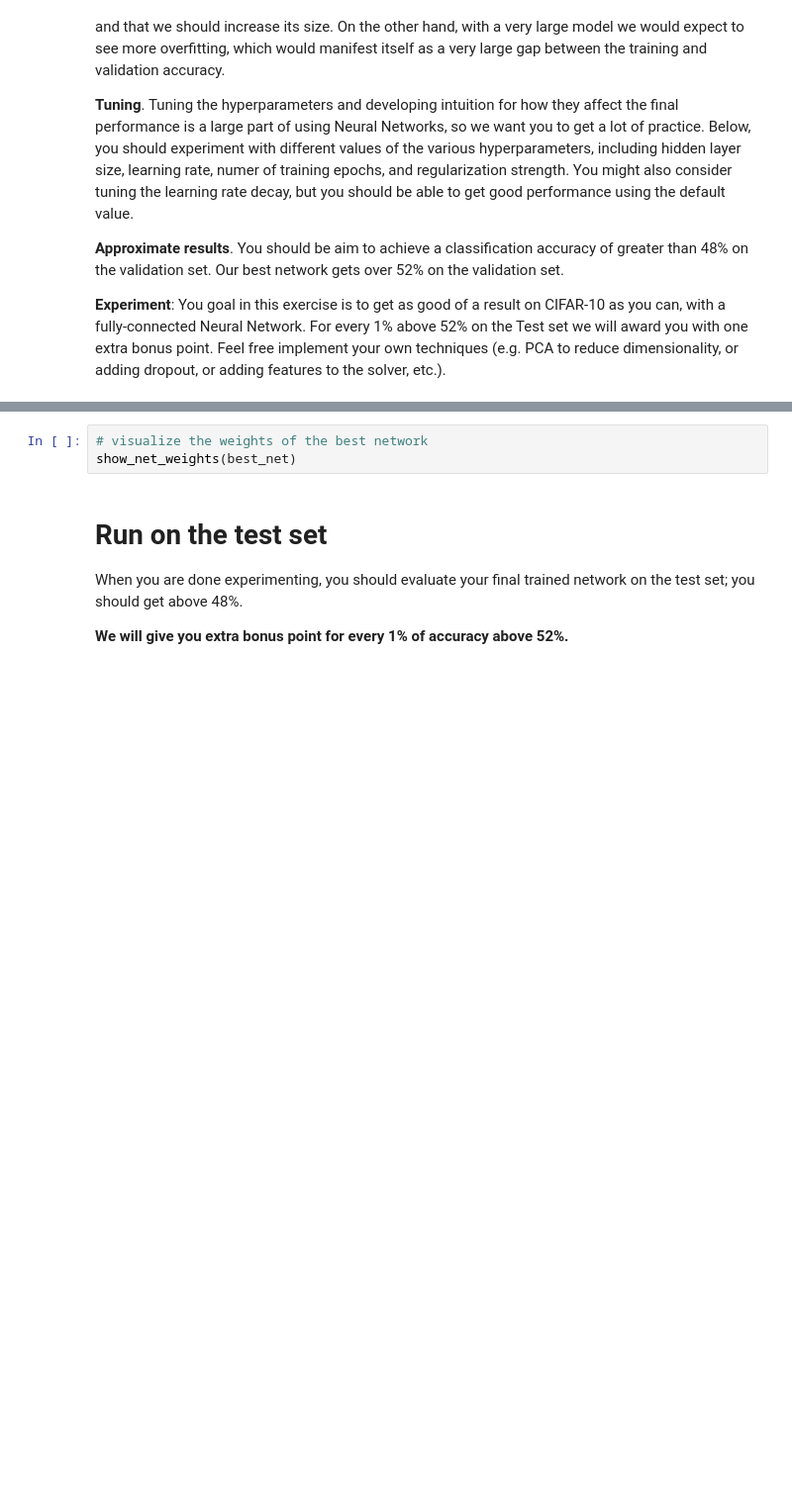
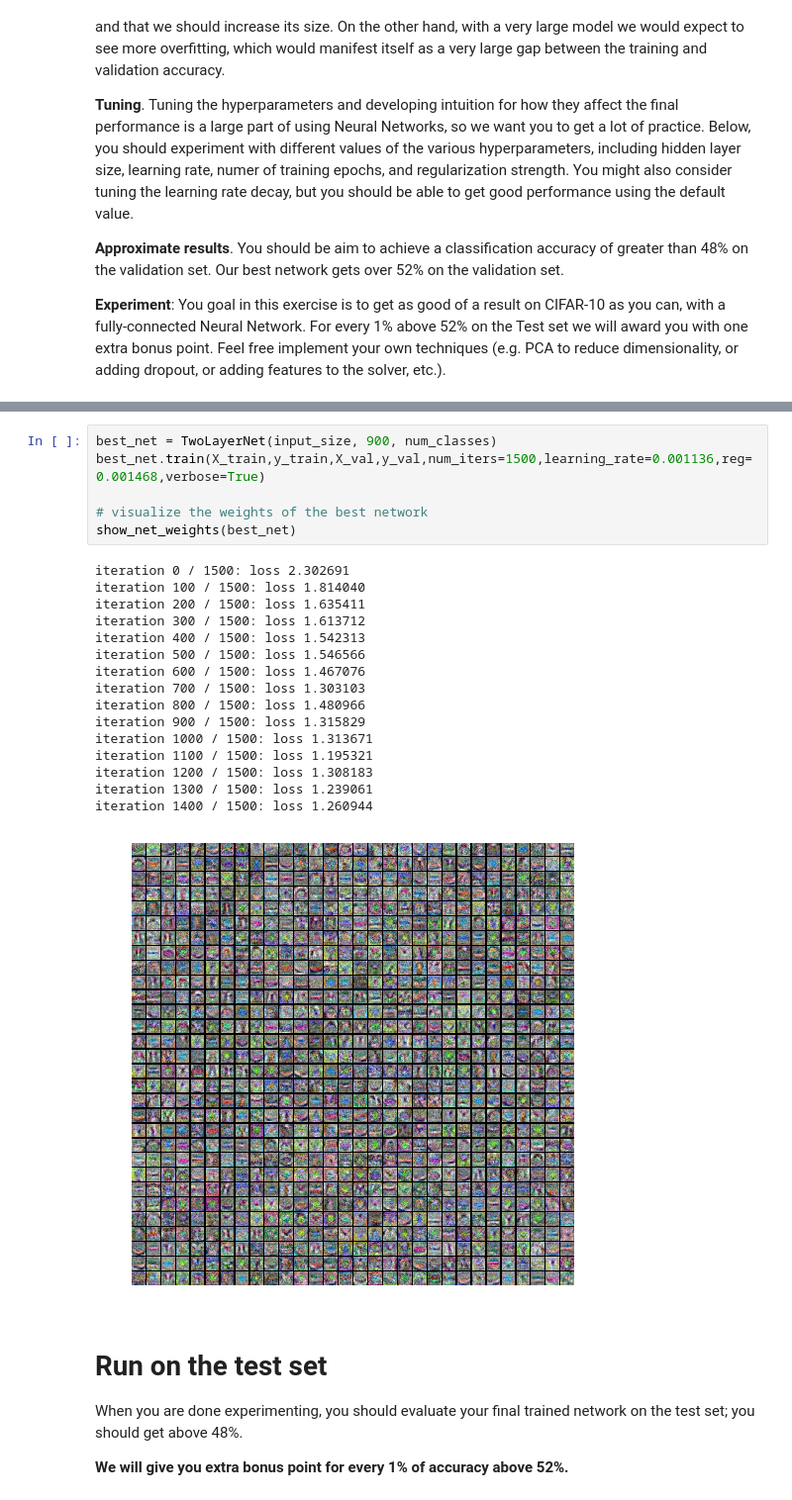
Before and after one commit to kumasento/cs231n, a Jupyter notebook: assignment1/two_layer_net.ipynb, the cells around one changed output, grey strips where cells are left out. Shown at 99% size. Saved outputs shown, nothing was run; the diff lists cells and outputs as text; blank space fills up the shorter version.

Commit message:
finished two_layer_net. Got 50% accuracy in the end

```diff
--- a/assignment1/two_layer_net.ipynb
+++ b/assignment1/two_layer_net.ipynb
@@ -273,6 +364,26 @@ pass
 # %%
+best_net = TwoLayerNet(input_size, 900, num_classes)
+best_net.train(X_train,y_train,X_val,y_val,num_iters=1500,learning_rate=0.001136,reg=0.001468,verbose=True)
+
 # visualize the weights of the best network
 show_net_weights(best_net)
+# %% [output]
+iteration 0 / 1500: loss 2.302691
+iteration 100 / 1500: loss 1.814040
+iteration 200 / 1500: loss 1.635411
+iteration 300 / 1500: loss 1.613712
+iteration 400 / 1500: loss 1.542313
+iteration 500 / 1500: loss 1.546566
+iteration 600 / 1500: loss 1.467076
+iteration 700 / 1500: loss 1.303103
+iteration 800 / 1500: loss 1.480966
+iteration 900 / 1500: loss 1.315829
+iteration 1000 / 1500: loss 1.313671
+iteration 1100 / 1500: loss 1.195321
+iteration 1200 / 1500: loss 1.308183
+iteration 1300 / 1500: loss 1.239061
+iteration 1400 / 1500: loss 1.260944
+[figure, added]
 # %% [markdown]
 # Run on the test set
 When you are done experimenting, you should evaluate your final trained network on the test set; you should get above 48%.
```
Also changed, not shown: parts of 7 cells of this notebook, 1 other file.
